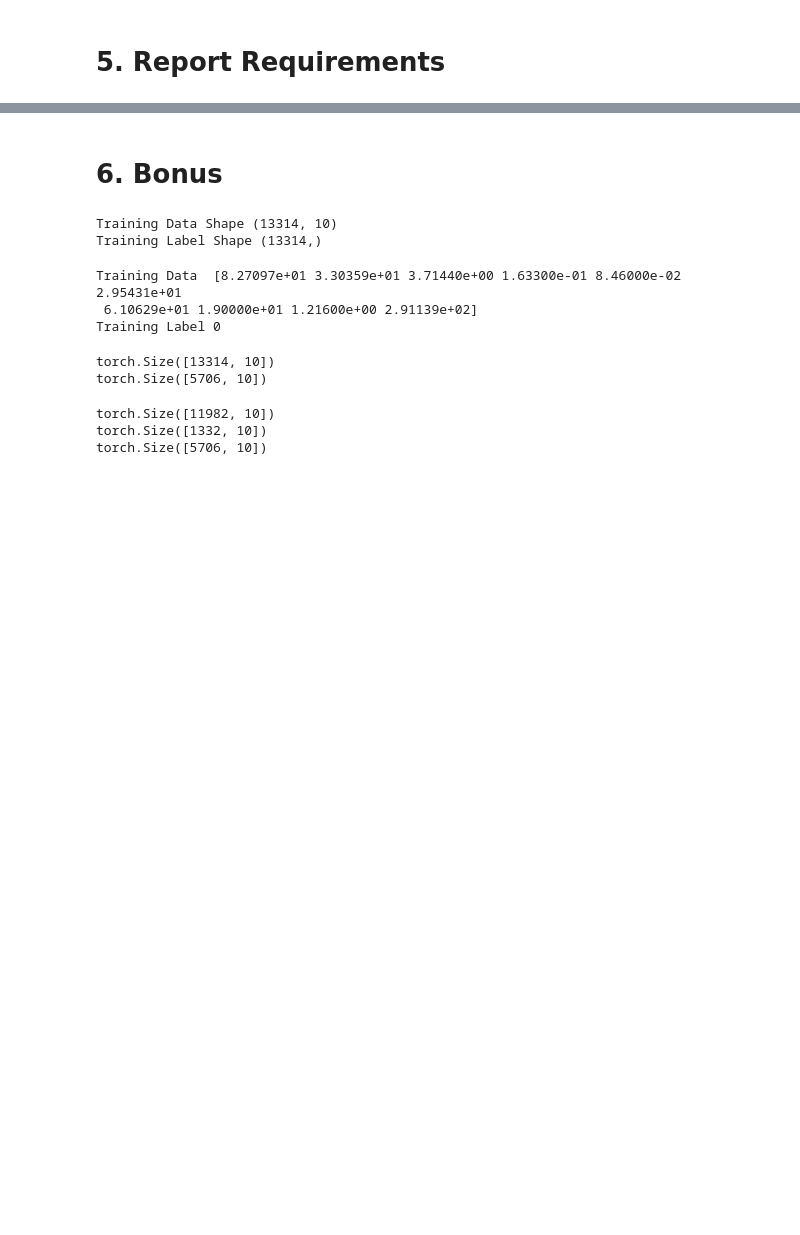
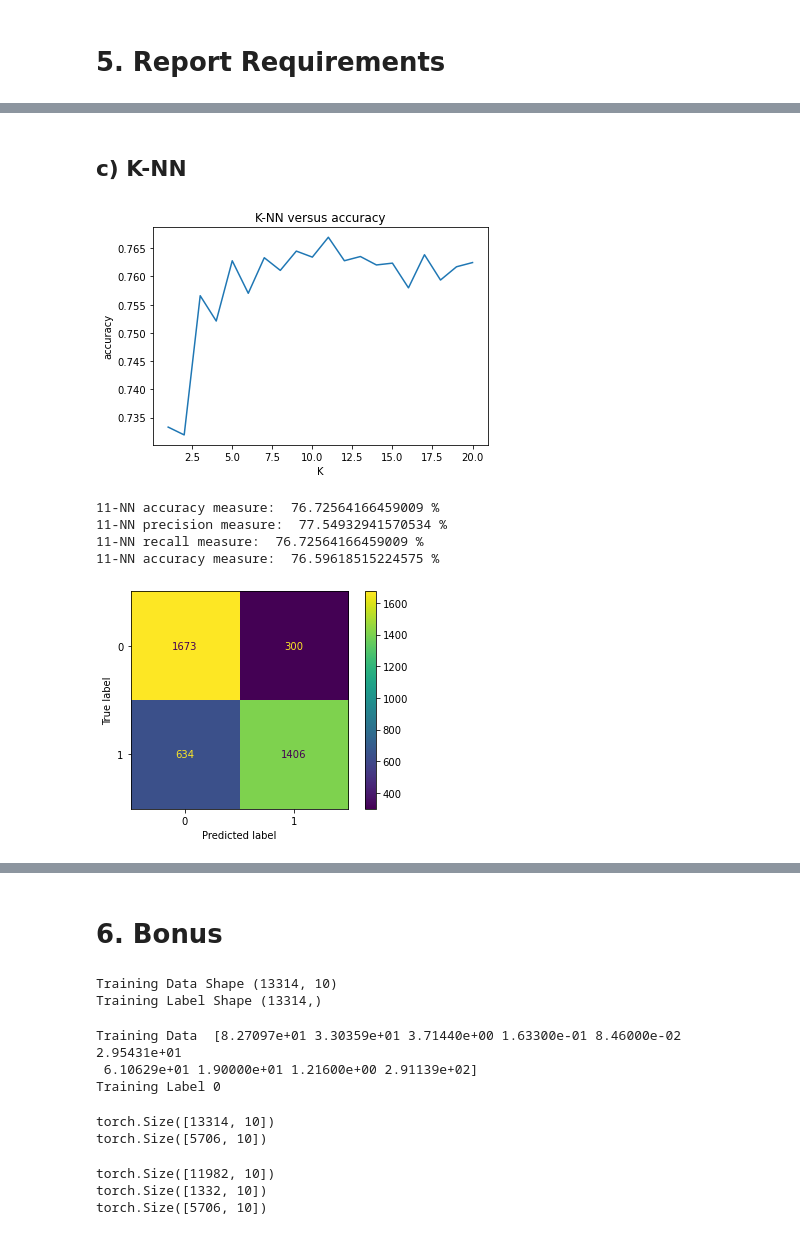
Before and after one commit to MostafaTwfiq/Classification-Models, a Jupyter notebook: model.ipynb, the cells around one changed output, grey strips where cells are left out. Saved outputs shown, nothing was run; the diff lists cells and outputs as text; code cells hidden in the pictures; blank space fills up the shorter version.

```diff
--- a/model.ipynb
+++ b/model.ipynb
@@ -210,8 +118,0 @@ Na¨ıve bayes accuracy:  64.73959631198605 %
-# %%
-k_neighb = [1, 2, 3, 4, 5, 6, 7, 8, 9, 10, 11, 12, 13, 14, 15, 16, 17, 18, 19, 20]
-for k in k_neighb:
-    knn_pred = knn(training_data, training_labels, testing_data, k)
-    print(str(k) + "-NN accuracy: ", accuracy_score(testing_labels, knn_pred) * 100, "%")
-    precision_score(testing_labels, knn_pred, average='weighted')
-    recall_score(testing_labels, knn_pred, average='weighted')
-    f1_score(testing_labels, knn_pred, average='weighted')
@@ -278,0 +121,19 @@ for n in n_estimators:
+# %%
+def knn_cross_val_scores(training_data, training_labels, testing_data, testing_labels, k_neighb, num_of_folds, scoring_method):
+    cv_scores = []
+    best_k_neighb = k_neighb[0]
+    for k in k_neighb:
+        scores = cross_val_score(KNeighborsClassifier(n_neighbors=k), training_data, training_labels, cv=num_of_folds, scoring=scoring_method)
+        cv_scores.append(scores.mean())
+
+    # ploting k versus scoring
+    plot_2d_space(k_neighb, cv_scores, 'K', scoring_method, 'K-NN versus ' + scoring_method)
+
+    best_k_neighb = k_neighb[cv_scores.index(max(cv_scores))]
+    knn_pred = knn(training_data, training_labels, testing_data, best_k_neighb)
+
+    accuracy = accuracy_score(testing_labels, knn_pred)
+    precision = precision_score(testing_labels, knn_pred, average='weighted')
+    recall = recall_score(testing_labels, knn_pred, average='weighted')
+    f1 = f1_score(testing_labels, knn_pred, average='weighted')
+    return knn_pred, best_k_neighb, accuracy, precision, recall, f1
@@ -280,0 +229,20 @@ for n in n_estimators:
+# %% [markdown]
+## c) K-NN
+# %%
+k_neighb = [1, 2, 3, 4, 5, 6, 7, 8, 9, 10, 11, 12, 13, 14, 15, 16, 17, 18, 19, 20]
+prediction, best_k_neighb, accuracy, precision, recall, f1 = knn_cross_val_scores(training_data, training_labels, testing_data, testing_labels, k_neighb, num_of_folds, scoring_method)
+print(str(best_k_neighb) + "-NN accuracy measure: ", accuracy * 100, "%")
+print(str(best_k_neighb) + "-NN precision measure: ", precision * 100, "%")
+print(str(best_k_neighb) + "-NN recall measure: ", recall * 100, "%")
+print(str(best_k_neighb) + "-NN accuracy measure: ", f1 * 100, "%")
+
+disp = ConfusionMatrixDisplay(confusion_matrix=confusion_matrix(testing_labels, prediction))
+disp.plot()
+plt.show()
+# %% [output]
+[figure, added]
+11-NN accuracy measure:  76.72564166459009 %
+11-NN precision measure:  77.54932941570534 %
+11-NN recall measure:  76.72564166459009 %
+11-NN accuracy measure:  76.59618515224575 %
+[figure, added]
```
Also changed, not shown: parts of 30 cells of this notebook.
